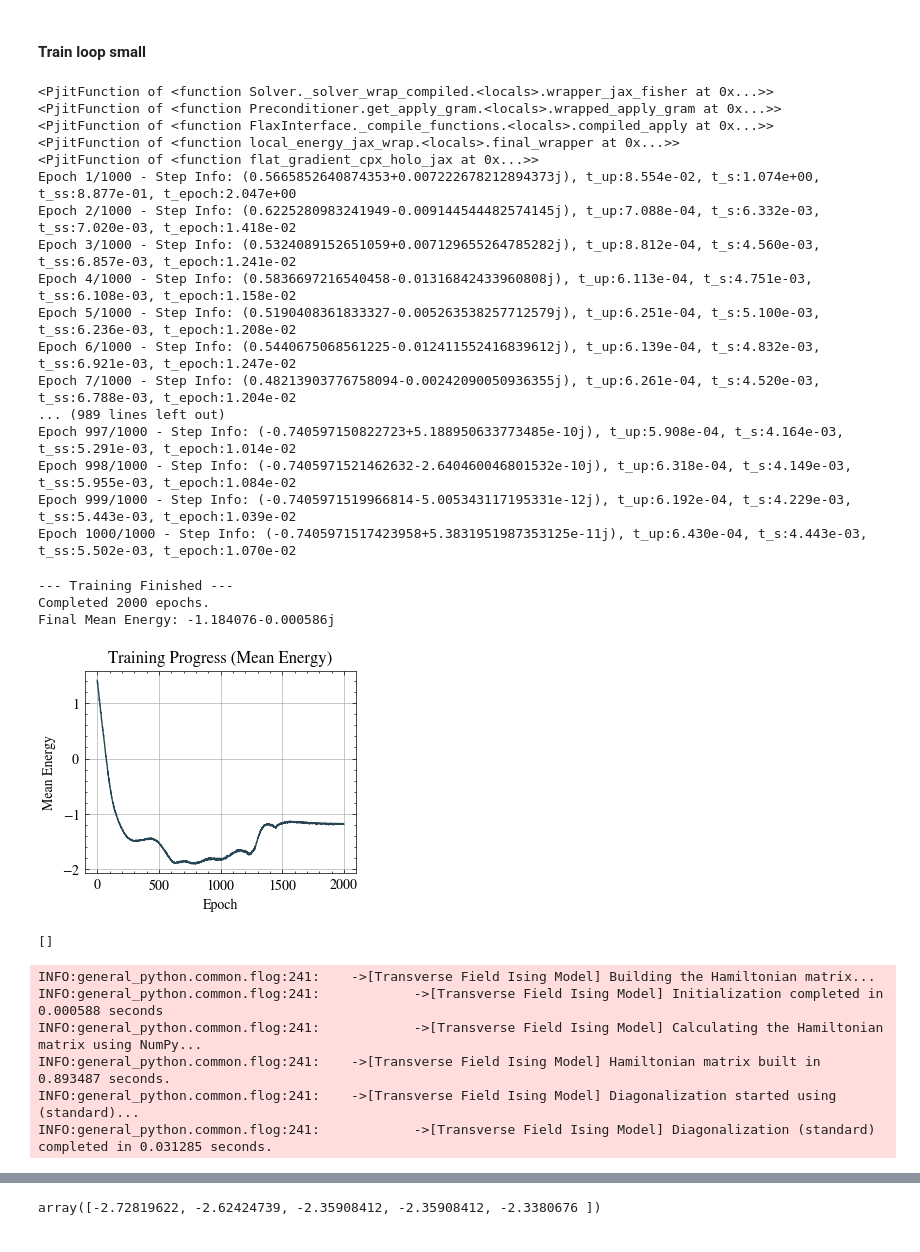
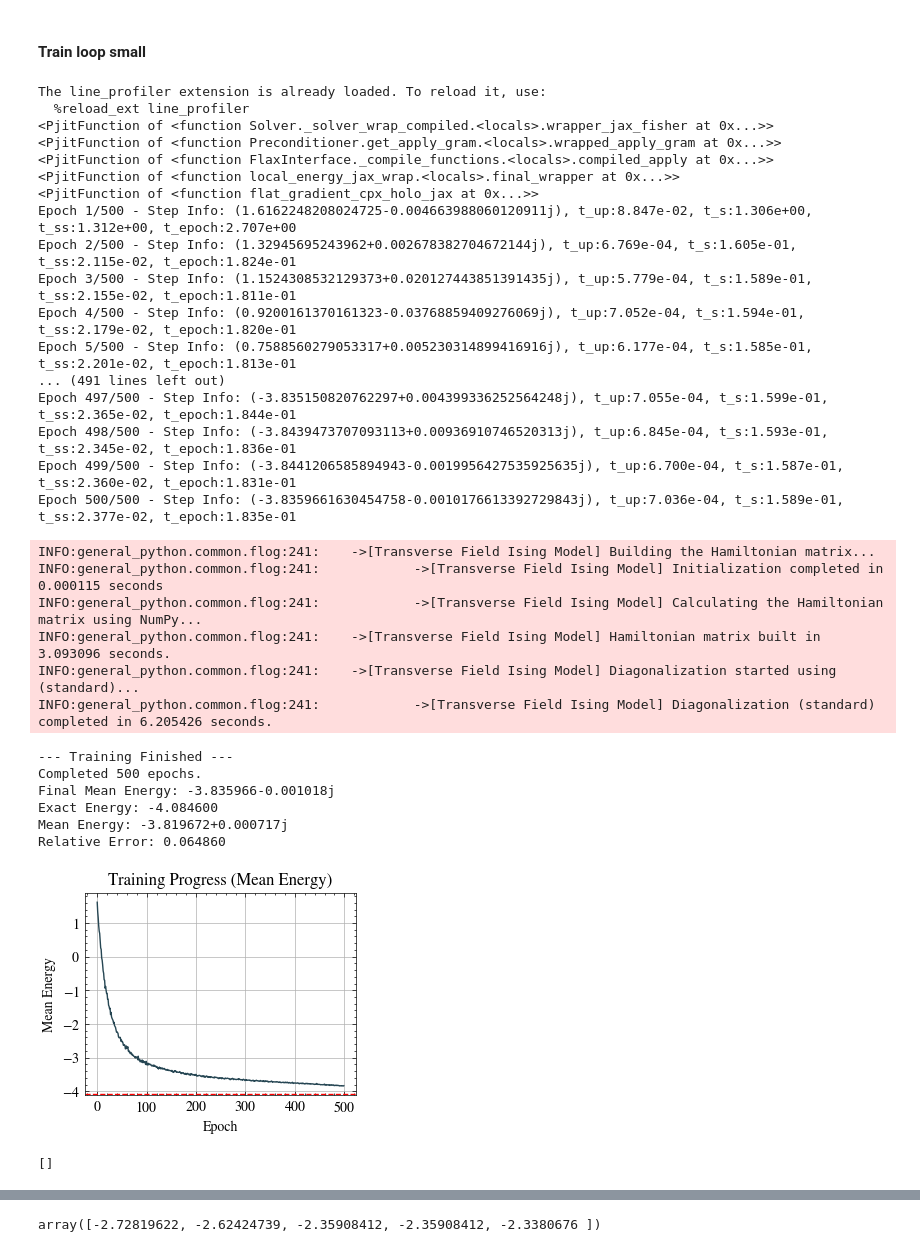
Before and after one commit to makskliczkowski/QuantumEigenSolver, a Jupyter notebook: Python/QES/tests.ipynb, the cells around one changed output, grey strips where cells are left out. Saved outputs shown, nothing was run; the diff lists cells and outputs as text; code cells hidden in the pictures.

```diff
--- a/Python/QES/tests.ipynb
+++ b/Python/QES/tests.ipynb
@@ -1769,11 +1769,11 @@ be_modules          = get_backend(backend, random=True, seed=seed, scipy=True)
 backend_np, (rng, rng_k), backend_sp = be_modules if isinstance(be_modules, tuple) else (be_modules, (None, None), None)
 
 # get the network
-ns                  = 2
+ns                  = 12
 st_shape            = (ns, )
 net                 =   RBM(
     input_shape     = st_shape,
-    n_hidden        = 3,
+    n_hidden        = 2*ns,
     dtype           = dtypex,
     seed            = seed,
     visible_bias    = True,
@@ -2330,11 +2330,11 @@ import general_python.algebra.solvers as solvers
 import general_python.algebra.preconditioners as preconditioners
 
 #! Configuration
-n_epo           =       1000
+n_epo           =       500
 batch_size      =       20
-lr              =       1e-1
+lr              =       5e-2
 pinv            =       1e-8
-sreg            =       1e0
+sreg            =       1e-1
 
 solver_linalg   =       solvers.choose_solver(solver_id=solvers.SolverType.SCIPY_CG, sigma=sreg)
 precond         =       preconditioners.choose_precond(precond_id=preconditioners.PreconditionersTypeSym.JACOBI, backend='jax')
@@ -2634,56 +2634,72 @@ def train_function():
 # %lprun -f train_function energies = train_function()
 energies = train_function()
 # %% [output]
+The line_profiler extension is already loaded. To reload it, use:
+  %reload_ext line_profiler
 <PjitFunction of <function Solver._solver_wrap_compiled.<locals>.wrapper_jax_fisher at 0x...>>
 <PjitFunction of <function Preconditioner.get_apply_gram.<locals>.wrapped_apply_gram at 0x...>>
 <PjitFunction of <function FlaxInterface._compile_functions.<locals>.compiled_apply at 0x...>>
 <PjitFunction of <function local_energy_jax_wrap.<locals>.final_wrapper at 0x...>>
 <PjitFunction of <function flat_gradient_cpx_holo_jax at 0x...>>
-Epoch 1/1000 - Step Info: (0.5665852640874353+0.007222678212894373j), t_up:8.554e-02, t_s:1.074e+00, t_ss:8.877e-01, t_epoch:2.047e+00
-Epoch 2/1000 - Step Info: (0.6225280983241949-0.009144544482574145j), t_up:7.088e-04, t_s:6.332e-03, t_ss:7.020e-03, t_epoch:1.418e-02
-Epoch 3/1000 - Step Info: (0.5324089152651059+0.007129655264785282j), t_up:8.812e-04, t_s:4.560e-03, t_ss:6.857e-03, t_epoch:1.241e-02
-Epoch 4/1000 - Step Info: (0.5836697216540458-0.01316842433960808j), t_up:6.113e-04, t_s:4.751e-03, t_ss:6.108e-03, t_epoch:1.158e-02
-Epoch 5/1000 - Step Info: (0.5190408361833327-0.005263538257712579j), t_up:6.251e-04, t_s:5.100e-03, t_ss:6.236e-03, t_epoch:1.208e-02
-Epoch 6/1000 - Step Info: (0.5440675068561225-0.012411552416839612j), t_up:6.139e-04, t_s:4.832e-03, t_ss:6.921e-03, t_epoch:1.247e-02
-Epoch 7/1000 - Step Info: (0.48213903776758094-0.00242090050936355j), t_up:6.261e-04, t_s:4.520e-03, t_ss:6.788e-03, t_epoch:1.204e-02
-... (989 lines left out)
-Epoch 997/1000 - Step Info: (-0.740597150822723+5.188950633773485e-10j), t_up:5.908e-04, t_s:4.164e-03, t_ss:5.291e-03, t_epoch:1.014e-02
-Epoch 998/1000 - Step Info: (-0.7405971521462632-2.640460046801532e-10j), t_up:6.318e-04, t_s:4.149e-03, t_ss:5.955e-03, t_epoch:1.084e-02
-Epoch 999/1000 - Step Info: (-0.7405971519966814-5.005343117195331e-12j), t_up:6.192e-04, t_s:4.229e-03, t_ss:5.443e-03, t_epoch:1.039e-02
-Epoch 1000/1000 - Step Info: (-0.7405971517423958+5.3831951987353125e-11j), t_up:6.430e-04, t_s:4.443e-03, t_ss:5.502e-03, t_epoch:1.070e-02
+Epoch 1/500 - Step Info: (1.6162248208024725-0.004663988060120911j), t_up:8.847e-02, t_s:1.306e+00, t_ss:1.312e+00, t_epoch:2.707e+00
+Epoch 2/500 - Step Info: (1.32945695243962+0.002678382704672144j), t_up:6.769e-04, t_s:1.605e-01, t_ss:2.115e-02, t_epoch:1.824e-01
+Epoch 3/500 - Step Info: (1.1524308532129373+0.020127443851391435j), t_up:5.779e-04, t_s:1.589e-01, t_ss:2.155e-02, t_epoch:1.811e-01
+Epoch 4/500 - Step Info: (0.9200161370161323-0.03768859409276069j), t_up:7.052e-04, t_s:1.594e-01, t_ss:2.179e-02, t_epoch:1.820e-01
+Epoch 5/500 - Step Info: (0.7588560279053317+0.005230314899416916j), t_up:6.177e-04, t_s:1.585e-01, t_ss:2.201e-02, t_epoch:1.813e-01
+... (491 lines left out)
+Epoch 497/500 - Step Info: (-3.835150820762297+0.004399336252564248j), t_up:7.055e-04, t_s:1.599e-01, t_ss:2.365e-02, t_epoch:1.844e-01
+Epoch 498/500 - Step Info: (-3.8439473707093113+0.00936910746520313j), t_up:6.845e-04, t_s:1.593e-01, t_ss:2.345e-02, t_epoch:1.836e-01
+Epoch 499/500 - Step Info: (-3.8441206585894943-0.0019956427535925635j), t_up:6.700e-04, t_s:1.587e-01, t_ss:2.360e-02, t_epoch:1.831e-01
+Epoch 500/500 - Step Info: (-3.8359661630454758-0.0010176613392729843j), t_up:7.036e-04, t_s:1.589e-01, t_ss:2.377e-02, t_epoch:1.835e-01
 # %%
+en_0 = None
+if ham.ns <= 12:
+    ham.build(verbose=True, use_numpy=True)
+    ham.diagonalize(verbose=True)
+    en_0 = ham.get_eigval()[0]
+
+n_take = 50
 if energies:
     print("\n--- Training Finished ---")
     print(f"Completed {len(energies)} epochs.")
     print(f"Final Mean Energy: {energies[-1]:.6f}")
 
+    mean_e = np.mean(energies[-n_take:])
+    if en_0 is not None:
+        print(f"Exact Energy: {en_0:.6f}")
+        print(f"Mean Energy: {mean_e:.6f}")
+        rel_err = abs((mean_e - en_0) / en_0)
+        print(f"Relative Error: {rel_err:.6f}")
+    else:
+        print(f"Mean Energy: {mean_e:.6f}")
+    # Calculate averages only on successful steps
     # --- Plotting ---
     plt.figure(1)               # Create a new figure
     plt.plot(np.real(energies))  # Plot real part of energy history
     plt.xlabel("Epoch")
-    plt.ylabel("Mean Energy")
+    plt.ylabel(f"Mean Energy")
     plt.title("Training Progress (Mean Energy)")
     plt.grid(True)
+    plt.axhline(y=en_0, color='r', linestyle='--', label='Exact Energy')
     plt.show()
 else:
     print("\nTraining did not complete any epochs.")
 # %% [output]
---- Training Finished ---
-Completed 2000 epochs.
-Final Mean Energy: -1.184076-0.000586j
+INFO:general_python.common.flog:241:    ->[Transverse Field Ising Model] Building the Hamiltonian matrix...
+INFO:general_python.common.flog:241:            ->[Transverse Field Ising Model] Initialization completed in 0.000115 seconds
+INFO:general_python.common.flog:241:            ->[Transverse Field Ising Model] Calculating the Hamiltonian matrix using NumPy...
+INFO:general_python.common.flog:241:    ->[Transverse Field Ising Model] Hamiltonian matrix built in 3.093096 seconds.
+INFO:general_python.common.flog:241:    ->[Transverse Field Ising Model] Diagonalization started using (standard)...
+INFO:general_python.common.flog:241:            ->[Transverse Field Ising Model] Diagonalization (standard) completed in 6.205426 seconds.
+--- Training Finished ---
+Completed 500 epochs.
+Final Mean Energy: -3.835966-0.001018j
+Exact Energy: -4.084600
+Mean Energy: -3.819672+0.000717j
+Relative Error: 0.064860
-[figure, old version]
+[figure, new version]
 # %%
 # plt.plot(np.real(history))
 history
 # %% [output]
 []
-# %%
-ham.build(verbose=True, use_numpy=True)
-ham.diagonalize(verbose=True)
-# %% [output]
-INFO:general_python.common.flog:241:    ->[Transverse Field Ising Model] Building the Hamiltonian matrix...
-INFO:general_python.common.flog:241:            ->[Transverse Field Ising Model] Initialization completed in 0.000588 seconds
-INFO:general_python.common.flog:241:            ->[Transverse Field Ising Model] Calculating the Hamiltonian matrix using NumPy...
-INFO:general_python.common.flog:241:    ->[Transverse Field Ising Model] Hamiltonian matrix built in 0.893487 seconds.
-INFO:general_python.common.flog:241:    ->[Transverse Field Ising Model] Diagonalization started using (standard)...
-INFO:general_python.common.flog:241:            ->[Transverse Field Ising Model] Diagonalization (standard) completed in 0.031285 seconds.
```
Also changed, not shown: parts of 2 cells of this notebook.
